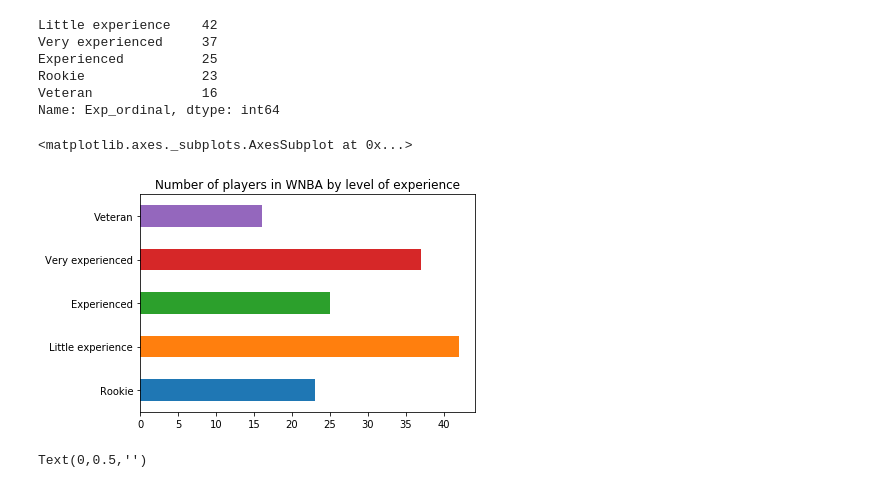
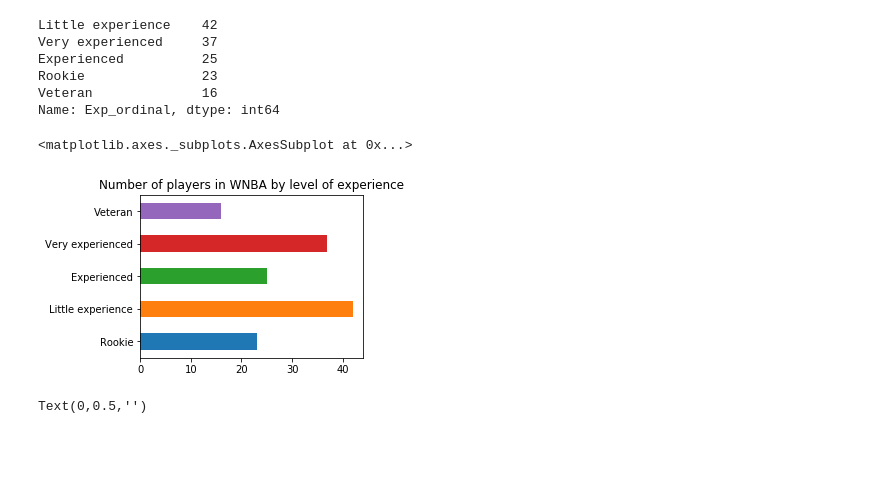
Before and after one commit to Xuehong-pdx/Self-directed-learning-Python_Projects, a Jupyter notebook: using statistical methods.ipynb, the cells around one changed output. Saved outputs shown, nothing was run; the diff lists cells and outputs as text; code cells hidden in the pictures; blank space fills up the shorter version.

```diff
--- a/using statistical methods.ipynb
+++ b/using statistical methods.ipynb
@@ -334,10 +336,11 @@ Rookie               23
 Veteran              16
 Name: Exp_ordinal, dtype: int64
 # %%
+plt.figure(figsize=(4,3))
 wnba['Exp_ordinal'].value_counts().iloc[[3,0,2,1,4]].plot.barh(title = 'Number of players in WNBA by level of experience')
 # %% [output]
 <matplotlib.axes._subplots.AxesSubplot at 0x...>
-[figure, old version]
+[figure, new version]
 # %%
 wnba['Pos'].value_counts().plot.pie(figsize = (4,4), autopct = '%.1f%%')
 plt.ylabel('')
```
Also changed, not shown: parts of 69 cells of this notebook.
